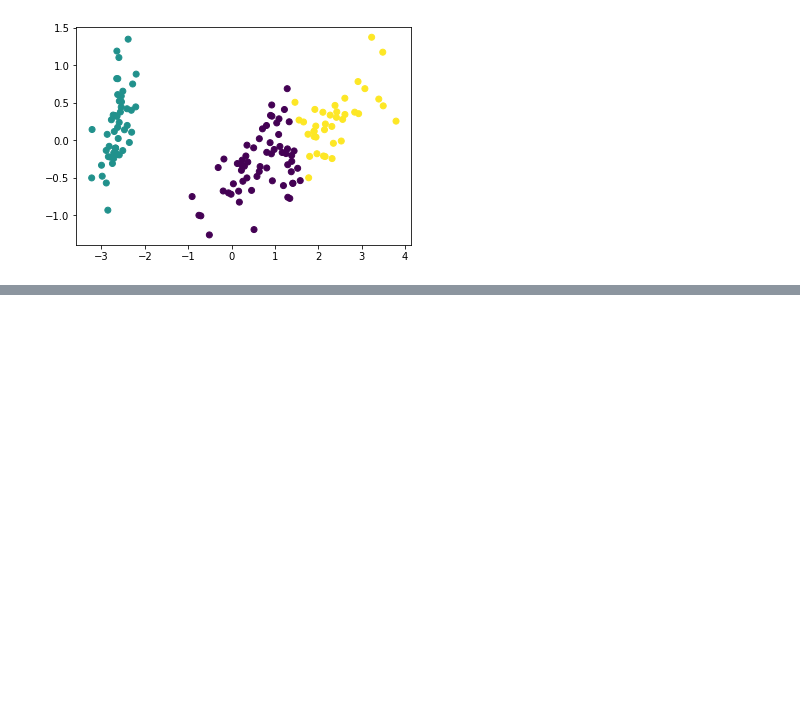
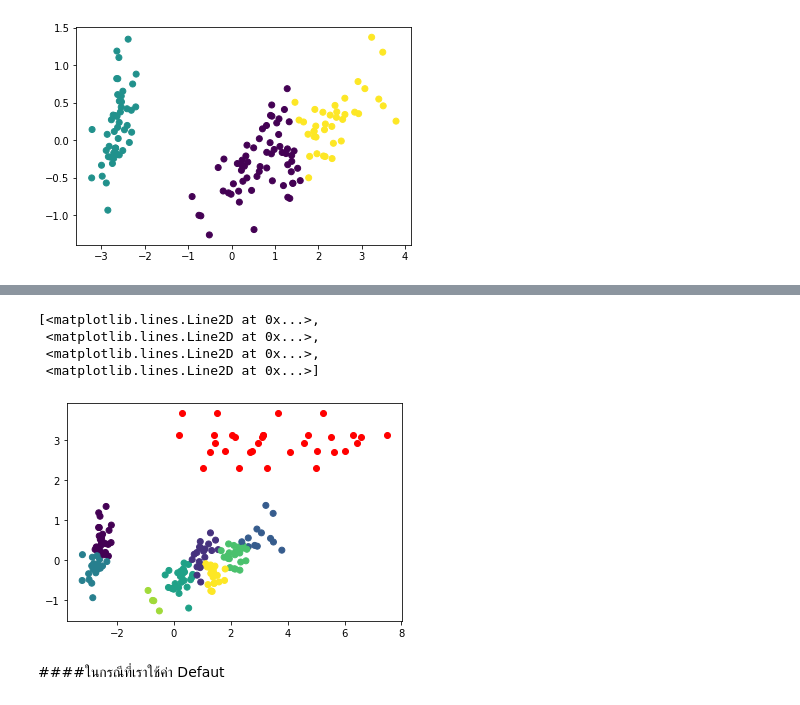
Before and after one commit to sskboonmee/multivariate, a Jupyter notebook: Chapter6_Cluster_Analysis_.ipynb, the cells around one changed output, grey strips where cells are left out. Saved outputs shown, nothing was run; the diff lists cells and outputs as text; code cells hidden in the pictures; blank space fills up the shorter version.

Commit message:
จบ Clustering

```diff
--- a/Chapter6_Cluster_Analysis_.ipynb
+++ b/Chapter6_Cluster_Analysis_.ipynb
@@ -113,0 +134,11 @@ plt.scatter(new_pca[:,0],new_pca[:,1], c=y)
+# %%
+plt.scatter(new_pca[:,0],new_pca[:,1],c=y)
+plt.plot(kmeans.cluster_centers_[:],kmeans.cluster_centers_[:,1],'or')
+# %% [output]
+[<matplotlib.lines.Line2D at 0x...>,
+ <matplotlib.lines.Line2D at 0x...>,
+ <matplotlib.lines.Line2D at 0x...>,
+ <matplotlib.lines.Line2D at 0x...>]
+[figure, added]
+# %% [markdown]
+####ในกรณีที่เราใช้ค่า Defaut
```
Also changed, not shown: parts of 18 cells of this notebook.
